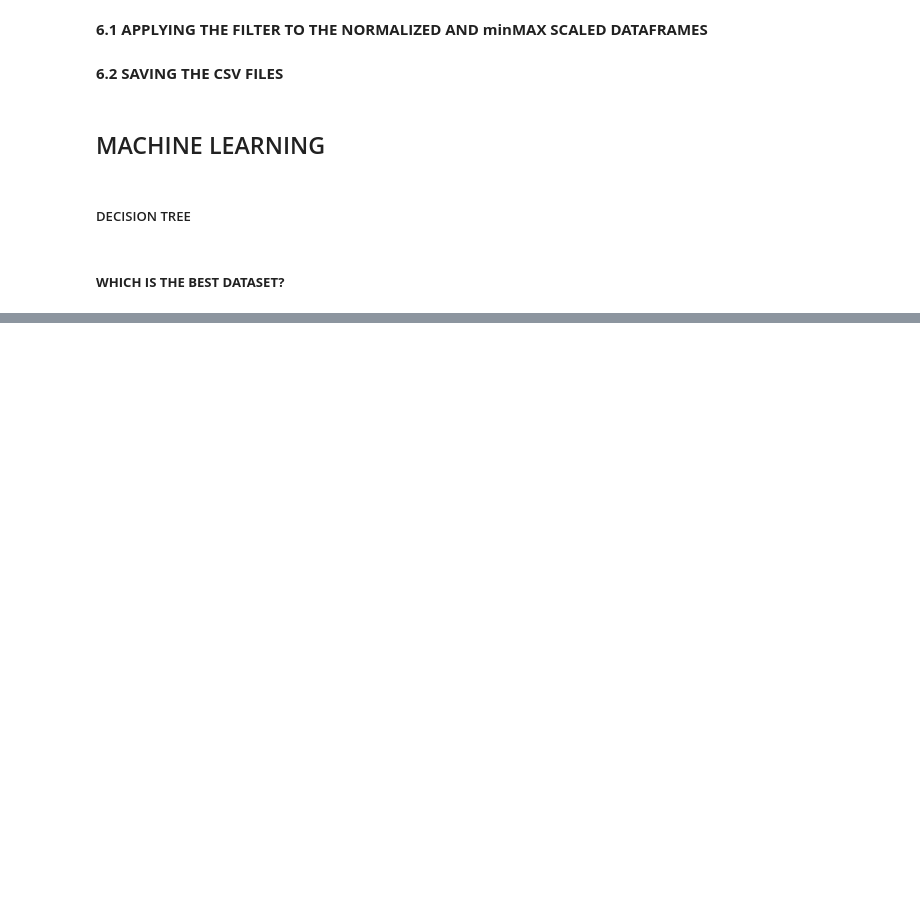
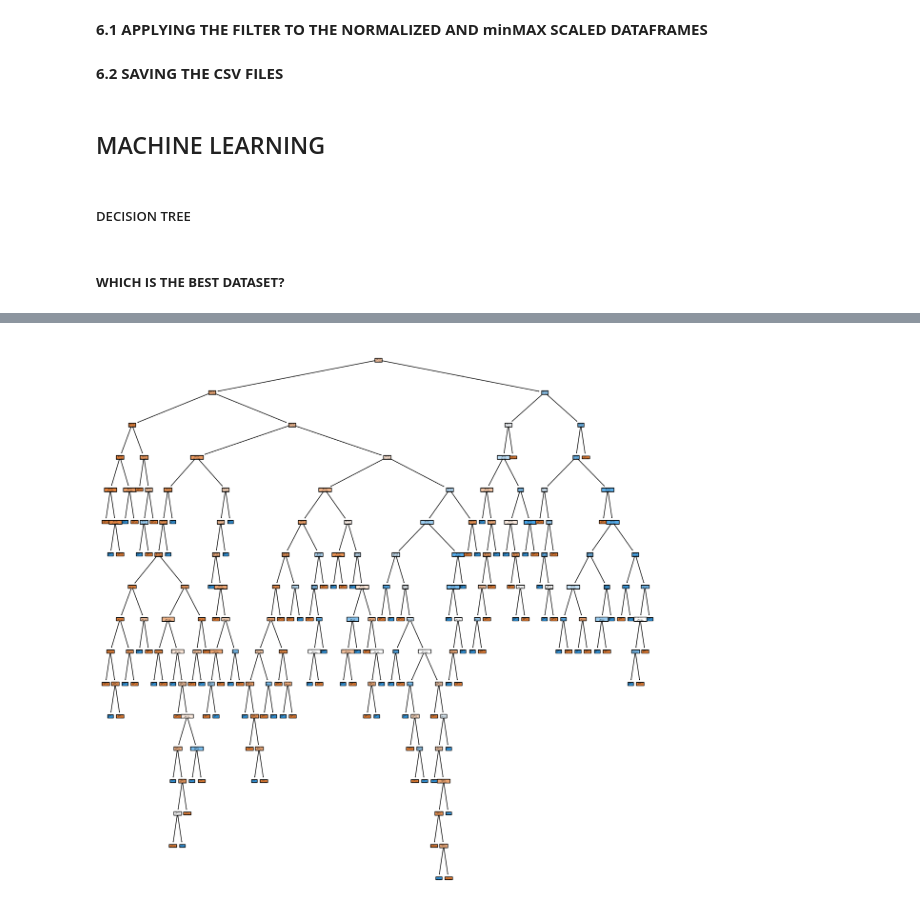
Before and after one commit to RitaViegas/RitaViegas---Decision-Tree-Project--main, a Jupyter notebook: src/explore.ipynb, the cells around one changed output, grey strips where cells are left out. Drawn from its saved outputs; the diff is of its cells as text; code cells hidden in the pictures; blank space fills up the shorter version.

```diff
--- a/src/explore.ipynb
+++ b/src/explore.ipynb
@@ -684,0 +777,8 @@ for name, df in dfs_test.items():
+# %%
+fig = plt.figure(figsize=(15,15))
+
+tree.plot_tree(DecisionTree_model, feature_names = list(X_train.columns), class_names = ["Non-Diabetic", "Diabetic"], filled = True)
+
+plt.show()
+# %% [output]
+[figure, added]
```
Also changed, not shown: parts of 8 cells of this notebook.
